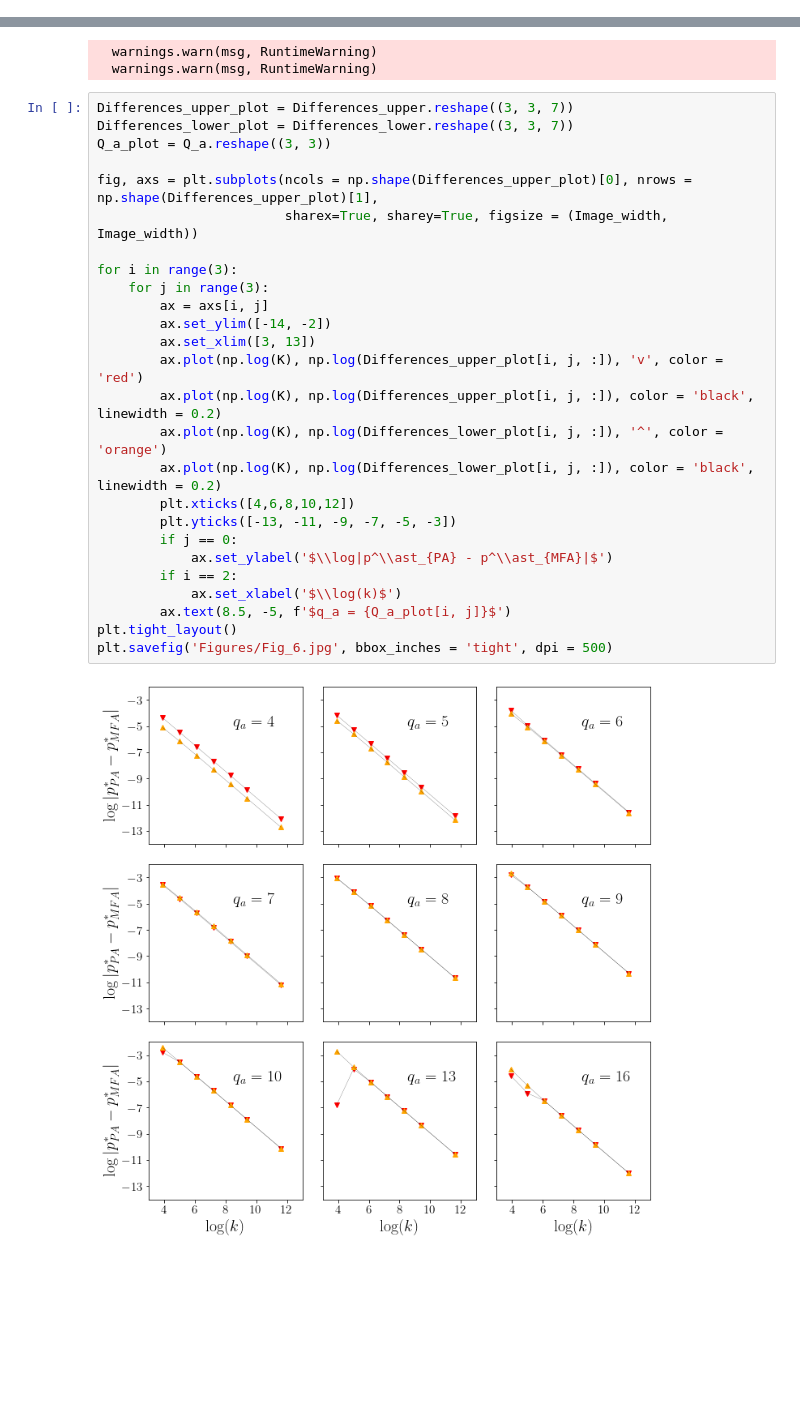
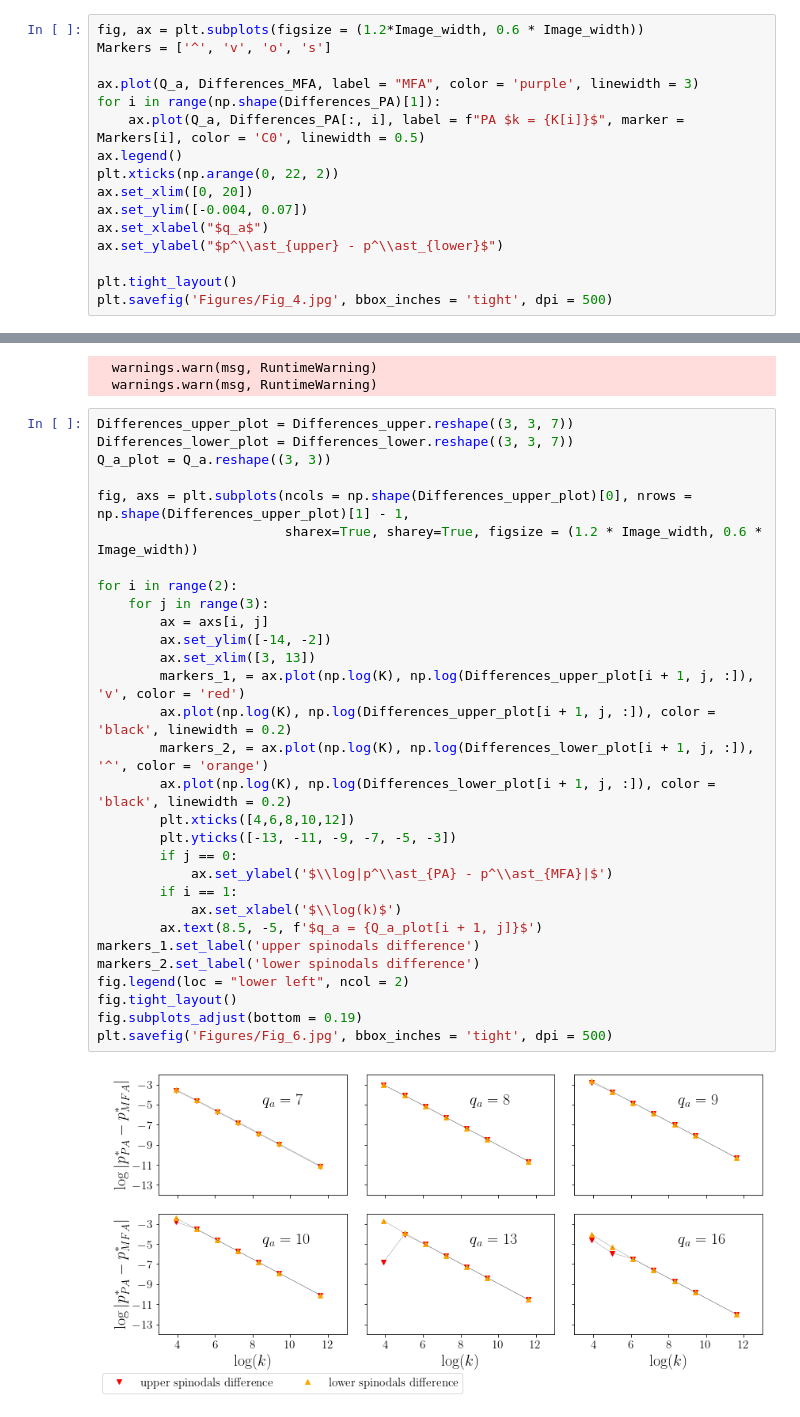
Before and after one commit to pucandrzej/DPOCN_project, a Jupyter notebook: reproduction_of_article_graphs.ipynb, the cells around one changed output, grey strips where cells are left out. Cells and saved outputs as stored; diff of their text form; blank space fills up the shorter version.

```diff
--- a/reproduction_of_article_graphs.ipynb
+++ b/reproduction_of_article_graphs.ipynb
@@ -241,0 +281,16 @@ plt.savefig('Figures/Fig_3.jpg', bbox_inches = 'tight', dpi = 500)
+# %%
+fig, ax = plt.subplots(figsize = (1.2*Image_width, 0.6 * Image_width))
+Markers = ['^', 'v', 'o', 's']
+
+ax.plot(Q_a, Differences_MFA, label = "MFA", color = 'purple', linewidth = 3)
+for i in range(np.shape(Differences_PA)[1]):
+    ax.plot(Q_a, Differences_PA[:, i], label = f"PA $k = {K[i]}$", marker = Markers[i], color = 'C0', linewidth = 0.5)
+ax.legend()
+plt.xticks(np.arange(0, 22, 2))
+ax.set_xlim([0, 20])
+ax.set_ylim([-0.004, 0.07])
+ax.set_xlabel("$q_a$")
+ax.set_ylabel("$p^\\ast_{upper} - p^\\ast_{lower}$")
+
+plt.tight_layout()
+plt.savefig('Figures/Fig_4.jpg', bbox_inches = 'tight', dpi = 500)
@@ -355,28 +412,32 @@ for i, q_a in enumerate(Q_a):
 # %%
 Differences_upper_plot = Differences_upper.reshape((3, 3, 7))
 Differences_lower_plot = Differences_lower.reshape((3, 3, 7))
 Q_a_plot = Q_a.reshape((3, 3))
 
-fig, axs = plt.subplots(ncols = np.shape(Differences_upper_plot)[0], nrows = np.shape(Differences_upper_plot)[1],
-                        sharex=True, sharey=True, figsize = (Image_width, Image_width))
+fig, axs = plt.subplots(ncols = np.shape(Differences_upper_plot)[0], nrows = np.shape(Differences_upper_plot)[1] - 1,
+                        sharex=True, sharey=True, figsize = (1.2 * Image_width, 0.6 * Image_width))
 
-for i in range(3):
+for i in range(2):
     for j in range(3):
         ax = axs[i, j]
         ax.set_ylim([-14, -2])
         ax.set_xlim([3, 13])
-        ax.plot(np.log(K), np.log(Differences_upper_plot[i, j, :]), 'v', color = 'red')
-        ax.plot(np.log(K), np.log(Differences_upper_plot[i, j, :]), color = 'black', linewidth = 0.2)
-        ax.plot(np.log(K), np.log(Differences_lower_plot[i, j, :]), '^', color = 'orange')
-        ax.plot(np.log(K), np.log(Differences_lower_plot[i, j, :]), color = 'black', linewidth = 0.2)
+        markers_1, = ax.plot(np.log(K), np.log(Differences_upper_plot[i + 1, j, :]), 'v', color = 'red')
+        ax.plot(np.log(K), np.log(Differences_upper_plot[i + 1, j, :]), color = 'black', linewidth = 0.2)
+        markers_2, = ax.plot(np.log(K), np.log(Differences_lower_plot[i + 1, j, :]), '^', color = 'orange')
+        ax.plot(np.log(K), np.log(Differences_lower_plot[i + 1, j, :]), color = 'black', linewidth = 0.2)
         plt.xticks([4,6,8,10,12])
         plt.yticks([-13, -11, -9, -7, -5, -3])
         if j == 0:
             ax.set_ylabel('$\\log|p^\\ast_{PA} - p^\\ast_{MFA}|$')
-        if i == 2:
+        if i == 1:
             ax.set_xlabel('$\\log(k)$')
-        ax.text(8.5, -5, f'$q_a = {Q_a_plot[i, j]}$')
-plt.tight_layout()
+        ax.text(8.5, -5, f'$q_a = {Q_a_plot[i + 1, j]}$')
+markers_1.set_label('upper spinodals difference')
+markers_2.set_label('lower spinodals difference')
+fig.legend(loc = "lower left", ncol = 2)
+fig.tight_layout()
+fig.subplots_adjust(bottom = 0.19)
 plt.savefig('Figures/Fig_6.jpg', bbox_inches = 'tight', dpi = 500)
 # %% [output]
-[figure, old version]
+[figure, new version]
```
Also changed, not shown: parts of 3 cells of this notebook, 2 other files.
